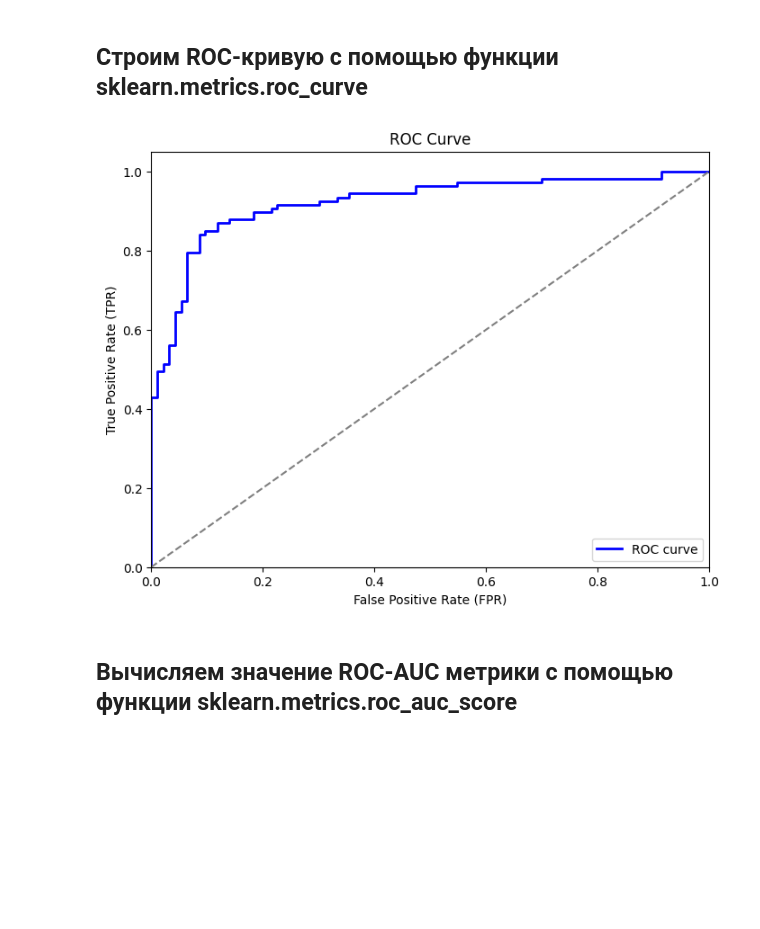
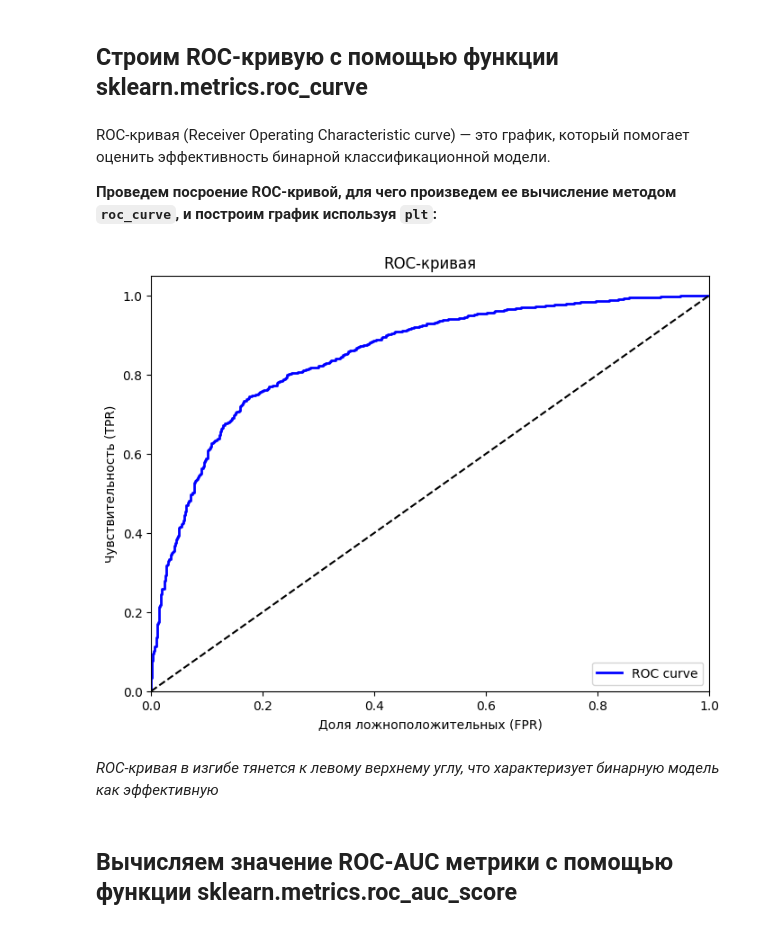
Before and after one commit to foboskd/modaccurasseretreg, a Jupyter notebook: modaccurasseretreg.ipynb, the cells around one changed output. Drawn from its saved outputs; the diff is of its cells as text; code cells hidden in the pictures; blank space fills up the shorter version.

```diff
--- a/modaccurasseretreg.ipynb
+++ b/modaccurasseretreg.ipynb
@@ -30,9 +40,10 @@ authlets_data_cleaned
 # %%
+# импортируем в проект класс библиотеки
 from sklearn.preprocessing import LabelEncoder
-
+# создаем копию датафрейма, в котором как раз и будем проводить нормировку
 authlets_data_cleaned_copy = authlets_data_cleaned.copy()
 label_encoder = LabelEncoder()
-
+# проводим нормировку
 authlets_data_cleaned_copy['name'] = label_encoder.fit_transform(authlets_data_cleaned['name'])
 authlets_data_cleaned_copy['nationality'] = label_encoder.fit_transform(authlets_data_cleaned['nationality'])
 authlets_data_cleaned_copy['sex'] = label_encoder.fit_transform(authlets_data_cleaned['sex'])
@@ -40,7 +51,11 @@ authlets_data_cleaned_copy['dob'] = label_encoder.fit_transform(authlets_data_cl
 authlets_data_cleaned_copy['height'] = label_encoder.fit_transform(authlets_data_cleaned['height'])
 authlets_data_cleaned_copy['weight'] = label_encoder.fit_transform(authlets_data_cleaned['weight'])
 authlets_data_cleaned_copy['sport'] = label_encoder.fit_transform(authlets_data_cleaned['sport'])
+authlets_data_cleaned_copy['gold'] = label_encoder.fit_transform(authlets_data_cleaned['gold'])
+authlets_data_cleaned_copy['silver'] = label_encoder.fit_transform(authlets_data_cleaned['silver'])
+authlets_data_cleaned_copy['bronze'] = label_encoder.fit_transform(authlets_data_cleaned['bronze'])
 
+# смотрим результат
 authlets_data_cleaned_copy
 # %% [output]
 |  | id | name | nationality | sex | dob | height | weight | sport | gold | silver | bronze |
@@ -80,28 +108,45 @@ X_train, X_test, y_train, y_test = train_test_split(X, y, test_size=0.2, random_
 # %%
-# Обучение модели логистической регрессии
-model = LogisticRegression()
+from sklearn.linear_model import LogisticRegression
+
+# обучение модели логистической регрессии
+model = LogisticRegression(random_state=2019, solver='liblinear')
 model.fit(X_train, y_train)
 
-# Предсказание вероятностей для положительного класса
+# предсказание вероятностей для положительного класса, что обеспечивается за счет явного указания [:, 1], в противном случае было бы [:, 0] отрицательный класс
 y_probs = model.predict_proba(X_test)[:, 1]
 # %% [markdown]
 ## Строим ROC-кривую с помощью функции sklearn.metrics.roc_curve
+# %% [markdown]
+ROC-кривая (Receiver Operating Characteristic curve) — это график, который помогает оценить эффективность бинарной классификационной модели.
+
+__Проведем посроение ROC-кривой, для чего произведем ее вычисление методом `roc_curve`, и построим график используя `plt`:__
 # %%
-# Вычисление ROC-кривой
+# добавим в проект соответсвующие зависимости необходимые для дальнейшей реализации
+import numpy as np
+import matplotlib.pyplot as plt
+from sklearn.metrics import roc_curve, roc_auc_score
+
+# вычисление ROC-кривой с помощью roc_curve
 fpr, tpr, thresholds = roc_curve(y_test, y_probs)
+# где:
+# fpr: False Positive Rate (доля ложноположительных классификаций)
+# tpr: True Positive Rate (доля истинно положительных классификаций)
+# thresholds: Пороговые значения, при которых вычисляются соответствующие значения fpr и tpr.
 
-# Визуализация ROC-кривой
+# построим график ROC-кривой
 plt.figure(figsize=(8, 6))
 plt.plot(fpr, tpr, color='blue', lw=2, label='ROC curve')
-plt.plot([0, 1], [0, 1], color='gray', linestyle='--')  # Линия случайной классификации
+plt.plot([0, 1], [0, 1], color='black', linestyle='--')  # пунктир (линия случайной классификации)
 plt.xlim([0.0, 1.0])
 plt.ylim([0.0, 1.05])
-plt.xlabel('False Positive Rate (FPR)')
-plt.ylabel('True Positive Rate (TPR)')
-plt.title('ROC Curve')
+plt.xlabel('Доля ложноположительных (FPR)') # показывает, как часто модель неправильно классифицирует отрицательные объекты как положительные
+plt.ylabel('Чувствительность (TPR)') # показывает, насколько хорошо модель классификации способна обнаруживать положительные объекты
+plt.title('ROC-кривая')
 plt.legend(loc="lower right")
 plt.show()
 # %% [output]
-[figure, old version]
+[figure, new version]
+# %% [markdown]
+_ROC-кривая в изгибе тянется к левому верхнему углу, что характеризует бинарную модель как эффективную_
 # %% [markdown]
 ## Вычисляем значение ROC-AUC метрики с помощью функции sklearn.metrics.roc_auc_score
```
Also changed, not shown: parts of 27 cells of this notebook.
